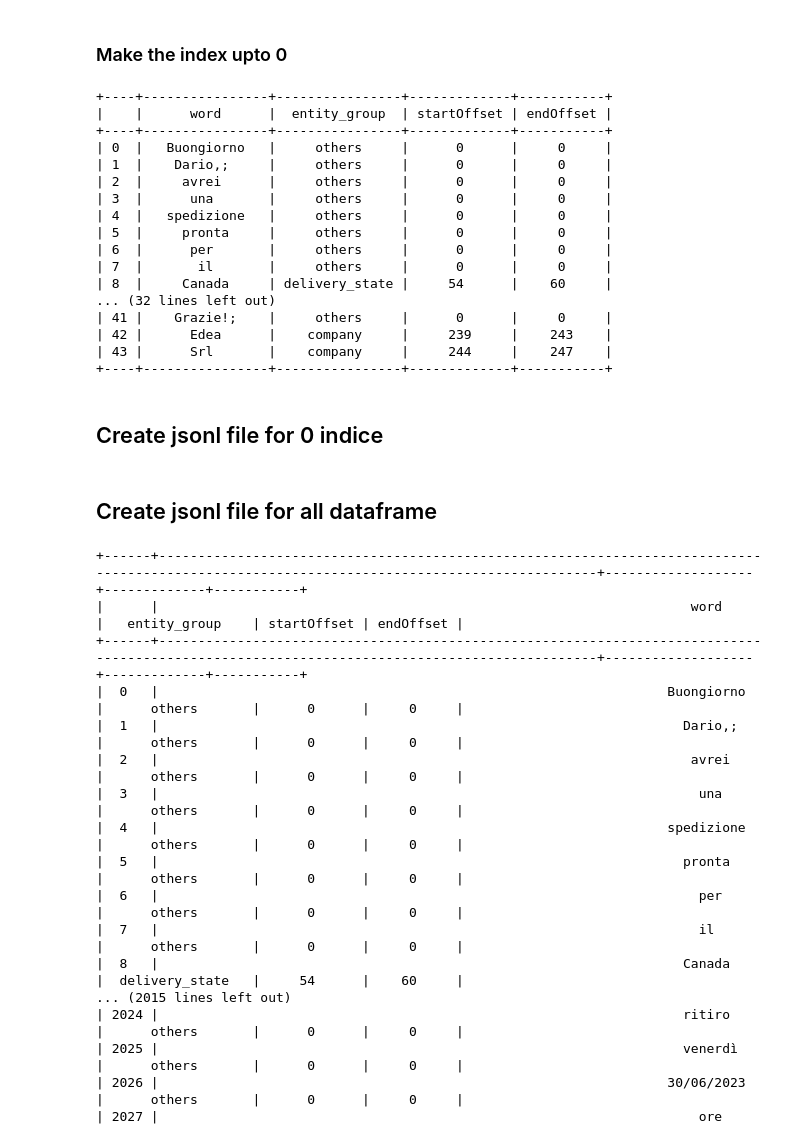
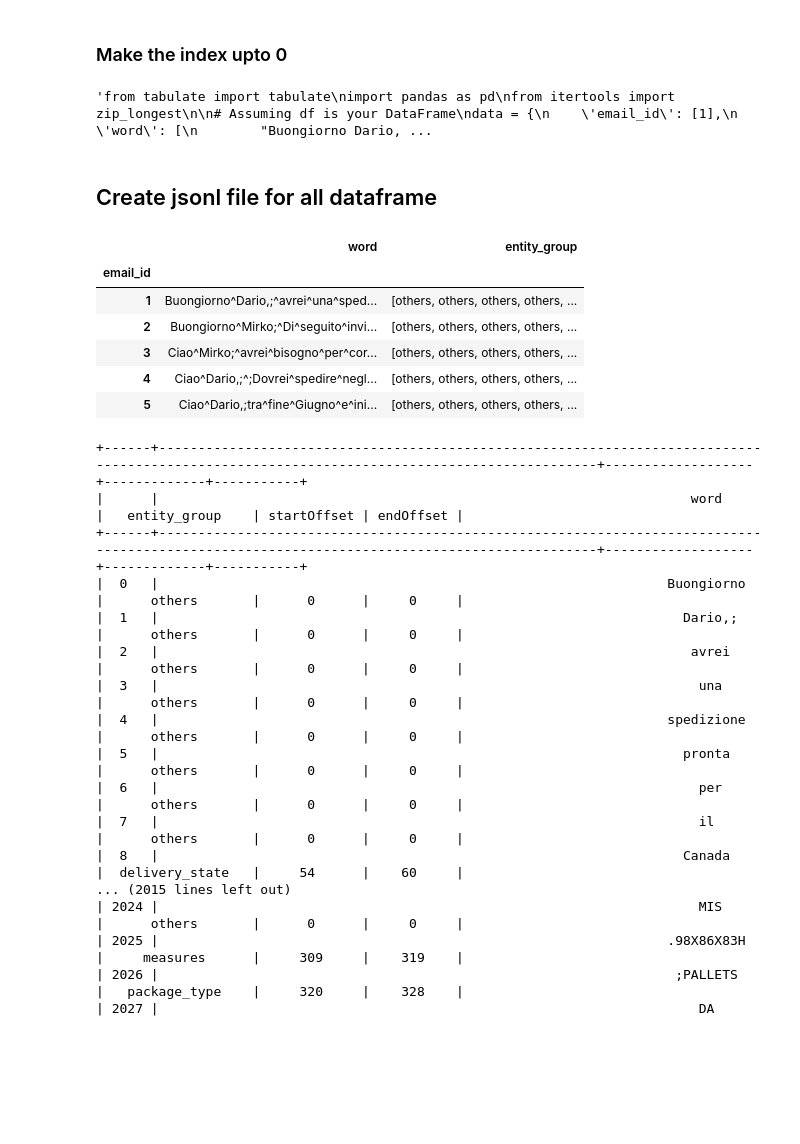
Before and after one commit to jyotiyadav94/automl_text_entity_extraction_batch_prediction, a Jupyter notebook: NER_to_JSONl.ipynb, the cells around one changed output. Saved outputs shown, nothing was run; the diff lists cells and outputs as text; code cells hidden in the pictures; blank space fills up the shorter version.

```diff
--- a/NER_to_JSONl.ipynb
+++ b/NER_to_JSONl.ipynb
@@ -291,7 +168,7 @@ print(tabulate(word_mapping_df[columns_to_print], headers='keys', tablefmt='pret
 # %% [markdown]
 ### Make the index upto 0
 # %%
-from tabulate import tabulate
+"""from tabulate import tabulate
 import pandas as pd
 from itertools import zip_longest
 
@@ -339,23 +216,6 @@ word_mapping_df = pd.DataFrame(word_mapping)
 # Print only the required columns using tabulate
 columns_to_print = ['word', 'entity_group', 'startOffset', 'endOffset']
 print(tabulate(word_mapping_df[columns_to_print], headers='keys', tablefmt='pretty'))
+"""
 # %% [output]
-+----+----------------+----------------+-------------+-----------+
-|    |      word      |  entity_group  | startOffset | endOffset |
-+----+----------------+----------------+-------------+-----------+
-| 0  |   Buongiorno   |     others     |      0      |     0     |
-| 1  |    Dario,;     |     others     |      0      |     0     |
-| 2  |     avrei      |     others     |      0      |     0     |
-| 3  |      una       |     others     |      0      |     0     |
-| 4  |   spedizione   |     others     |      0      |     0     |
-| 5  |     pronta     |     others     |      0      |     0     |
-| 6  |      per       |     others     |      0      |     0     |
-| 7  |       il       |     others     |      0      |     0     |
-| 8  |     Canada     | delivery_state |     54      |    60     |
-... (32 lines left out)
-| 41 |    Grazie!;    |     others     |      0      |     0     |
-| 42 |      Edea      |    company     |     239     |    243    |
-| 43 |      Srl       |    company     |     244     |    247    |
-+----+----------------+----------------+-------------+-----------+
+'from tabulate import tabulate\nimport pandas as pd\nfrom itertools import zip_longest\n\n# Assuming df is your DataFrame\ndata = {\n    \'email_id\': [1],\n    \'word\': [\n        "Buongiorno Dario, ...
-# %% [markdown]
-## Create jsonl file for 0 indice
@@ -426,23 +222,35 @@ with open('Singlefile.jsonl', 'w') as jsonl_file:
 # %% [markdown]
 ## Create jsonl file for all dataframe
+# %%
+grouped_df.head()
+# %% [output]
+|  | word | entity_group |
+| email_id |  |  |
+| 1 | Buongiorno^Dario,;^avrei^una^sped... | [others, others, others, others, ... |
+| 2 | Buongiorno^Mirko;^Di^seguito^invi... | [others, others, others, others, ... |
+| 3 | Ciao^Mirko;^avrei^bisogno^per^cor... | [others, others, others, others, ... |
+| 4 | Ciao^Dario,;^;Dovrei^spedire^negl... | [others, others, others, others, ... |
+| 5 | Ciao^Dario,;tra^fine^Giugno^e^ini... | [others, others, others, others, ... |
 # %%
 from tabulate import tabulate
 import pandas as pd
 from itertools import zip_longest
 import json
+import numpy as np
 
+
+#grouped_df=grouped_df.head(2)
 # Assuming df is your DataFrame
-data = df2.copy()
+data = grouped_df.copy()
 
 df = pd.DataFrame(data)
-
 
 # Create a mapping of word, entity_group, startOffset, and endOffset
 word_mapping = []
 
 # Iterate through the DataFrame
 for _, row in df.iterrows():
-    words = row['word'].split('^')
+    words = row['word'].split("^")
     entity_groups = row['entity_group']
 
     for word, entity_group in zip_longest(words, entity_groups, fillvalue='others'):
@@ -455,6 +263,11 @@ for _, row in df.iterrows():
             'startOffset': start_offset,
             'endOffset': end_offset
         })
+    # Create a new row as a dictionary
+    new_row = {'word': "xxx",'entity_group': "xxx",'startOffset': "xxx",'endOffset': "xxx"}
+
+    # Append the new row to the DataFrame
+    word_mapping.append(new_row)
 
 # Update startOffset and endOffset to 0 where entity_group is "others"
 for mapping in word_mapping:
@@ -464,34 +277,11 @@ for mapping in word_mapping:
 
 # Create a DataFrame from the mapping
 word_mapping_df = pd.DataFrame(word_mapping)
+word_mapping_df.to_csv('word_mapping_df.csv')
 
 # Print only the required columns using tabulate
 columns_to_print = ['word', 'entity_group', 'startOffset', 'endOffset']
 print(tabulate(word_mapping_df[columns_to_print], headers='keys', tablefmt='pretty'))
-
-# Open the JSONL file for writing
-with open('output77.jsonl', 'w') as jsonl_file:
-    # Iterate through each row in the DataFrame
-    for _, row in df.iterrows():
-        # Determine the minimum length between 'word' and 'entity_group'
-        min_length = min(len(row['word']), len(row['entity_group']))
-
-        # Filter out annotations with display name 'others'
-        filtered_annotations = [
-            {'endOffset': i + len(row['word'][:i].replace(" ", "")) + 1, 'startOffset': i + len(row['word'][:i].replace(" ", "")),
-             'displayName': row['entity_group'][i]}
-            for i in range(min_length)
-            if row['entity_group'][i] != 'others'
-        ]
-
-        # Create the JSONL content for the current row
-        jsonl_content = {
-            'text_segment_annotations': filtered_annotations,
-            'textContent': ''.join(row['word']).replace('^', ' '),
-        }
-
-        # Write the JSONL content to the file
-        jsonl_file.write(json.dumps(jsonl_content) + '\n')
 # %% [output]
 +------+---------------------------------------------------------------------------------------------------------------------------------------------+-------------------+-------------+-----------+
 |      |                                                                    word                                                                     |   entity_group    | startOffset | endOffset |
@@ -506,7 +296,7 @@ with open('output77.jsonl', 'w') as jsonl_file:
 |  7   |                                                                     il                                                                      |      others       |      0      |     0     |
 |  8   |                                                                   Canada                                                                    |  delivery_state   |     54      |    60     |
 ... (2015 lines left out)
-| 2024 |                                                                   ritiro                                                                    |      others       |      0      |     0     |
-| 2025 |                                                                   venerdì                                                                   |      others       |      0      |     0     |
-| 2026 |                                                                 30/06/2023                                                                  |      others       |      0      |     0     |
-| 2027 |                                                                     ore
+| 2024 |                                                                     MIS                                                                     |      others       |      0      |     0     |
+| 2025 |                                                                 .98X86X83H                                                                  |     measures      |     309     |    319    |
+| 2026 |                                                                  ;PALLETS                                                                   |   package_type    |     320     |    328    |
+| 2027 |                                                                     DA
```
Also changed, not shown: parts of 22 cells of this notebook.
